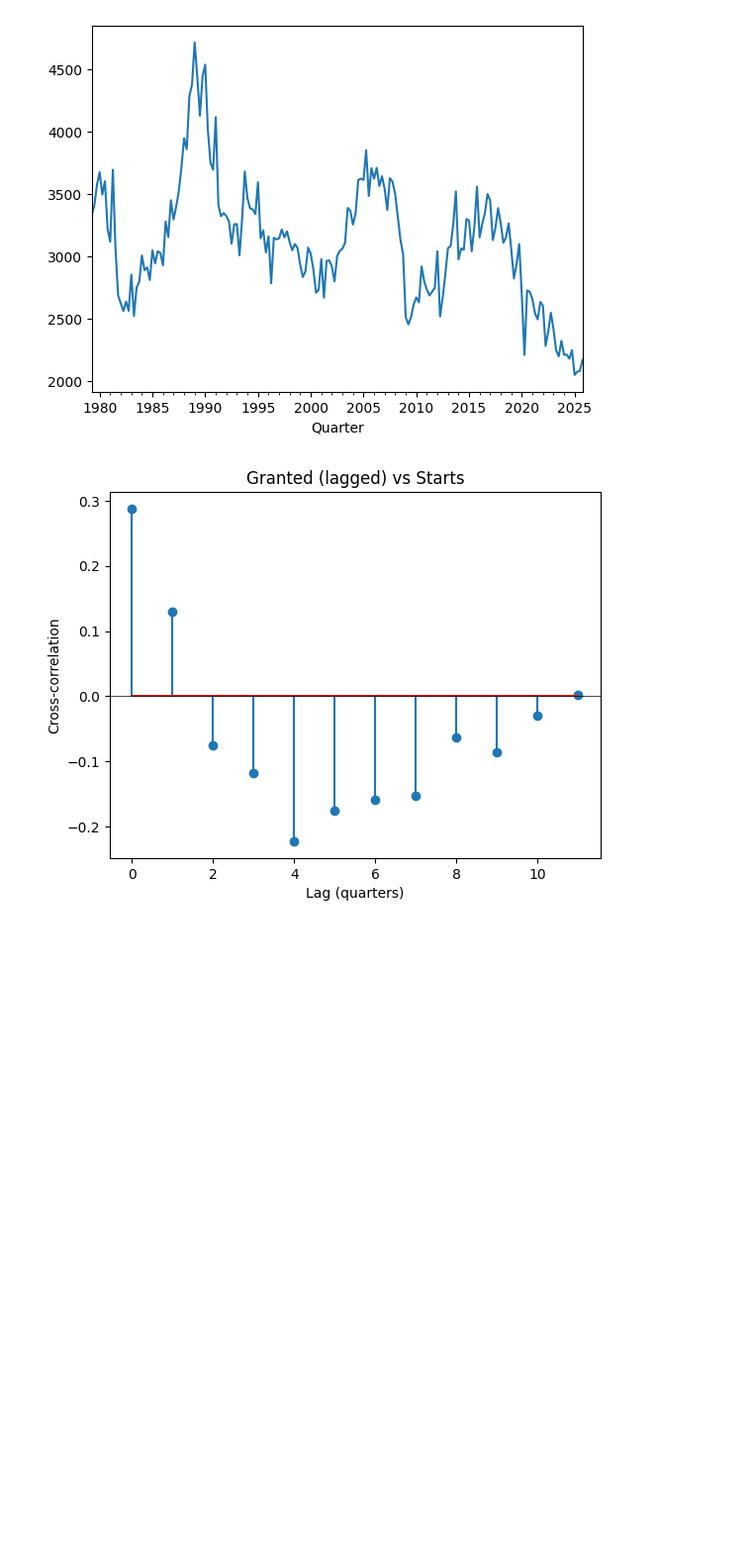
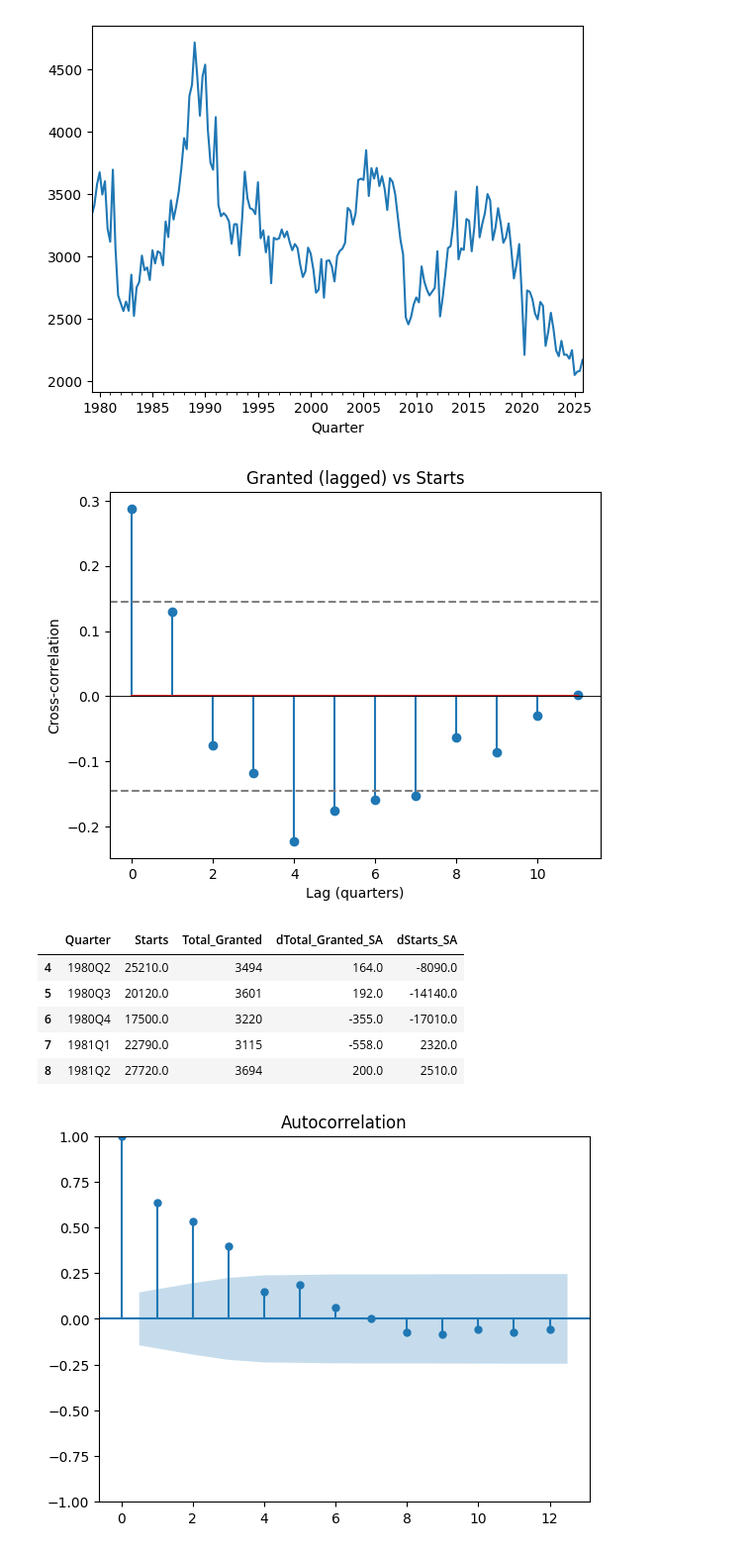
Before and after one commit to adrymmm/dissertation_housing_supply, a Jupyter notebook: notebooks/03_planning.ipynb, the cells around one changed output. Shown at 99% size. Cells and saved outputs as stored; diff of their text form; code cells hidden in the pictures; blank space fills up the shorter version.

```diff
--- a/notebooks/03_planning.ipynb
+++ b/notebooks/03_planning.ipynb
@@ -17,51 +19,69 @@ df = pd.read_csv(f"{IN}/planning_applications/PS2_data_-_open_data_table__202512
 
 # Columns we need: Total granted; major total (all), Total granted; minor total(all)
 
-df['Total Granted'] = df["Total granted; major total (all)"]
+df['Total_Granted'] = df["Total granted; major total (all)"]
 
 qs = df['Quarter'].str.replace(" ", "")
 df['Quarter'] = pd.PeriodIndex(qs, freq='Q')
 
 # Groupping by quarter then summing for England total- may revisit file later on for regional analysis
-df_eng = df.groupby('Quarter')['Total Granted'].sum().reset_index()
+df_eng = df.groupby('Quarter')['Total_Granted'].sum().reset_index()
 
 df_eng.to_csv(f"{OUT}/planning/plan_granted.csv")
 # %%
-df_eng.set_index('Quarter')['Total Granted'].plot()
+df_eng.set_index('Quarter')['Total_Granted'].plot()
 # %% [output]
 <Axes: xlabel='Quarter'>
 [figure]
 # %%
 df_starts = pd.read_csv(f"{OUT}/england_master.csv")
 
 df_starts = df_starts.iloc[:,:2]
 
 df_starts.columns = ['Quarter', 'Starts']
 
 df_starts['Quarter'] = pd.PeriodIndex(df_starts['Quarter'], freq='Q')
 
 
 df = pd.merge(df_starts, df_eng, on='Quarter')
 
 df
 
 # Starts was found to be trend stationary I(0), but we choose to difference so we dont compare level-diff
 #  We convert total granted to I(0) by differencing adjusting for seasonality
-df['Total Granted'] = df['Total Granted'].diff(4)
-df['Starts'] = df['Starts'].diff(4)
+df['dTotal_Granted_SA'] = df['Total_Granted'].diff(4)
+df['dStarts_SA'] = df['Starts'].diff(4)
 df = df.dropna()
 
 # Finding cross correlations across lags
-result = ccf(df['Starts'], df['Total Granted'])
+result = ccf(df['dStarts_SA'], df['dTotal_Granted_SA'])
 
 n_lags = 12
+
+n = len(df)
+conf = 1.96 / np.sqrt(n)
+
 plt.stem(range(n_lags), result[:n_lags])
+plt.axhline(0, color='black', linewidth=0.5)
+plt.axhline(conf, color='gray', linestyle='--')
+plt.axhline(-conf, color='gray', linestyle='--')
 plt.xlabel('Lag (quarters)')
 plt.ylabel('Cross-correlation')
 plt.axhline(0, color='black', linewidth=0.5)
 plt.title('Granted (lagged) vs Starts')
 plt.show()
 
 # Co-movement with 0-1 quarter - we choose 1
+
+# Checking ACF of Total Granted
+plot_acf(df['dTotal_Granted_SA'].dropna(), lags=12)
+df.head()
 # %% [output]
-[figure, old version]
+[figure, new version]
+|  | Quarter | Starts | Total_Granted | dTotal_Granted_SA | dStarts_SA |
+| 4 | 1980Q2 | 25210.0 | 3494 | 164.0 | -8090.0 |
+| 5 | 1980Q3 | 20120.0 | 3601 | 192.0 | -14140.0 |
+| 6 | 1980Q4 | 17500.0 | 3220 | -355.0 | -17010.0 |
+| 7 | 1981Q1 | 22790.0 | 3115 | -558.0 | 2320.0 |
+| 8 | 1981Q2 | 27720.0 | 3694 | 200.0 | 2510.0 |
+[figure, added]
```
Also changed, not shown: parts of 2 cells of this notebook.
